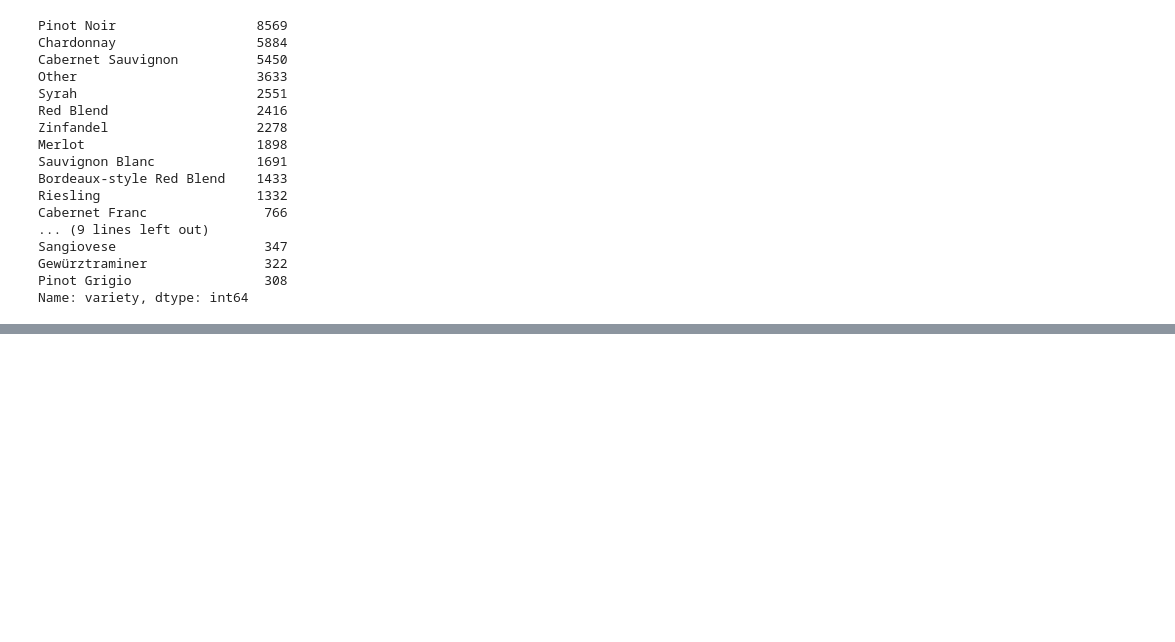
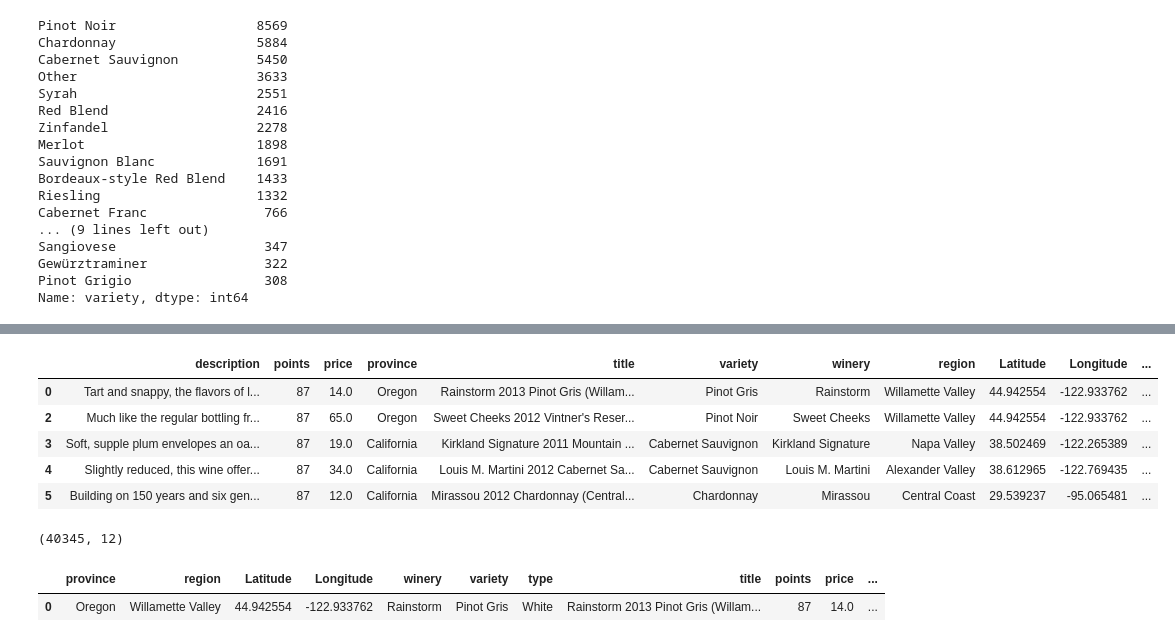
Before and after one commit to rkaysen63/Wine_Enthusiasts, a Jupyter notebook: Roseanne/reduce_wine_data.ipynb, the cells around one changed output, grey strips where cells are left out. Saved outputs shown, nothing was run; the diff lists cells and outputs as text; code cells hidden in the pictures; blank space fills up the shorter version.

Commit message:
sorted varieties into reds whites pink

```diff
--- a/Roseanne/reduce_wine_data.ipynb
+++ b/Roseanne/reduce_wine_data.ipynb
@@ -194,3 +185,35 @@ dashboard_wine_data_df.head()
+# %%
+# Create wine categories/types column
+dashboard_wine_data_df["type"] = dashboard_wine_data_df["variety"]
+# %%
+# Categorize varieties
+
+rose = ["Rosé"]
+red = ["Pinot Noir", "Cabernet Sauvignon", "Syrah", "Red Blend", "Zinfandel", "Merlot","Bordeaux-style Red Blend",
+       "Cabernet Franc", "Rhône-style Red Blend", "Petite Sirah", "White Blend", "Malbec", "Grenache", "Sangiovese"]
+white = ["Chardonnay", "Sauvignon Blanc","Riesling","Pinot Gris","Viognier", "Sparkling Blend", "Gewürztraminer",
+         "Pinot Grigio"]
+
+dashboard_wine_data_df = dashboard_wine_data_df.replace({"type": white},"White")
+dashboard_wine_data_df = dashboard_wine_data_df.replace({"type": rose},"Pink")
+dashboard_wine_data_df = dashboard_wine_data_df.replace({"type": red},"Red")
+dashboard_wine_data_df.head()
+# %% [output]
+|  | description | points | price | province | title | variety | winery | region | Latitude | Longitude | ... |
+| 0 | Tart and snappy, the flavors of l... | 87 | 14.0 | Oregon | Rainstorm 2013 Pinot Gris (Willam... | Pinot Gris | Rainstorm | Willamette Valley | 44.942554 | -122.933762 | ... |
+| 2 | Much like the regular bottling fr... | 87 | 65.0 | Oregon | Sweet Cheeks 2012 Vintner's Reser... | Pinot Noir | Sweet Cheeks | Willamette Valley | 44.942554 | -122.933762 | ... |
+| 3 | Soft, supple plum envelopes an oa... | 87 | 19.0 | California | Kirkland Signature 2011 Mountain ... | Cabernet Sauvignon | Kirkland Signature | Napa Valley | 38.502469 | -122.265389 | ... |
+| 4 | Slightly reduced, this wine offer... | 87 | 34.0 | California | Louis M. Martini 2012 Cabernet Sa... | Cabernet Sauvignon | Louis M. Martini | Alexander Valley | 38.612965 | -122.769435 | ... |
+| 5 | Building on 150 years and six gen... | 87 | 12.0 | California | Mirassou 2012 Chardonnay (Central... | Chardonnay | Mirassou | Central Coast | 29.539237 | -95.065481 | ... |
+# %%
+# Re-arrange column order for wine finder display.
+dashboard_wine_data_df = dashboard_wine_data_df[['province', 'region', 'Latitude', 'Longitude','winery', 'variety', 'type', 'title', 'points', 'price', 'price_bins','description']]
+print(dashboard_wine_data_df.shape)
+dashboard_wine_data_df.head(1)
+# %% [output]
+(40345, 12)
+|  | province | region | Latitude | Longitude | winery | variety | type | title | points | price | ... |
+| 0 | Oregon | Willamette Valley | 44.942554 | -122.933762 | Rainstorm | Pinot Gris | White | Rainstorm 2013 Pinot Gris (Willam... | 87 | 14.0 | ... |
 # %%
 # Save reduced wine dataframe
 dashboard_wine_data_df.to_csv("Data/dashboard_wine_data.csv", index=False)
```
Also changed, not shown: parts of 5 cells of this notebook, 3 other files.
